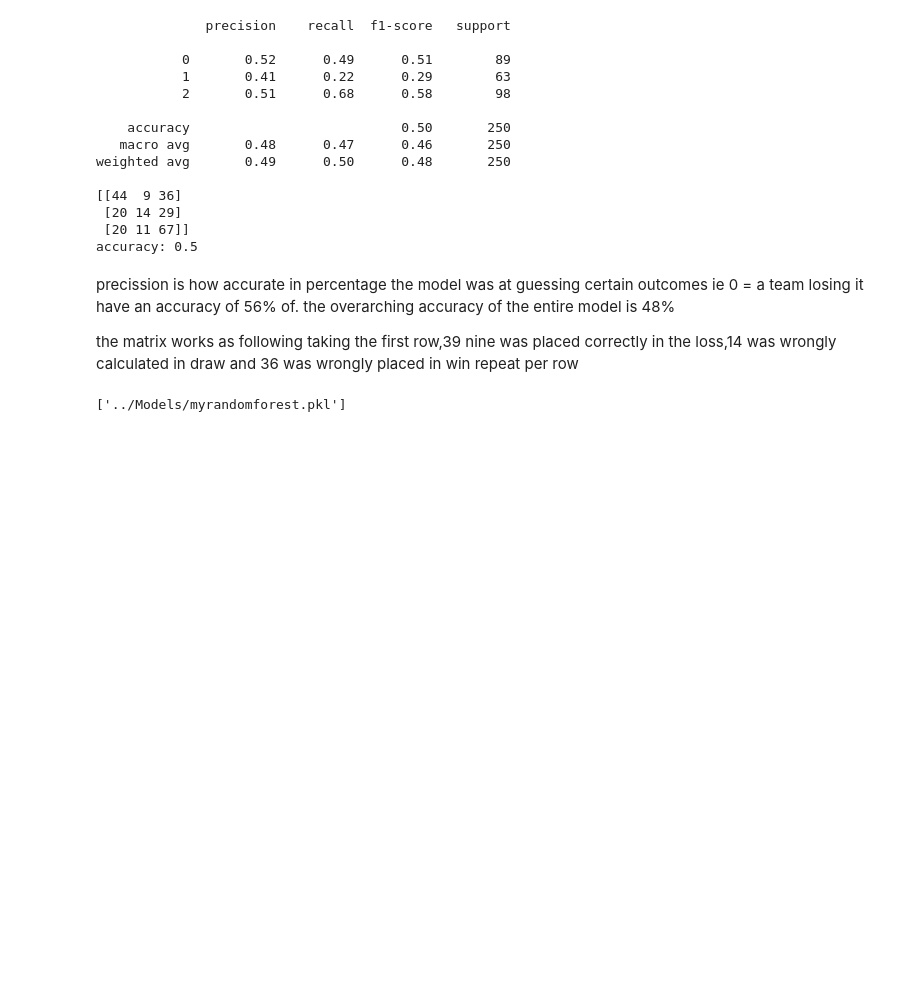
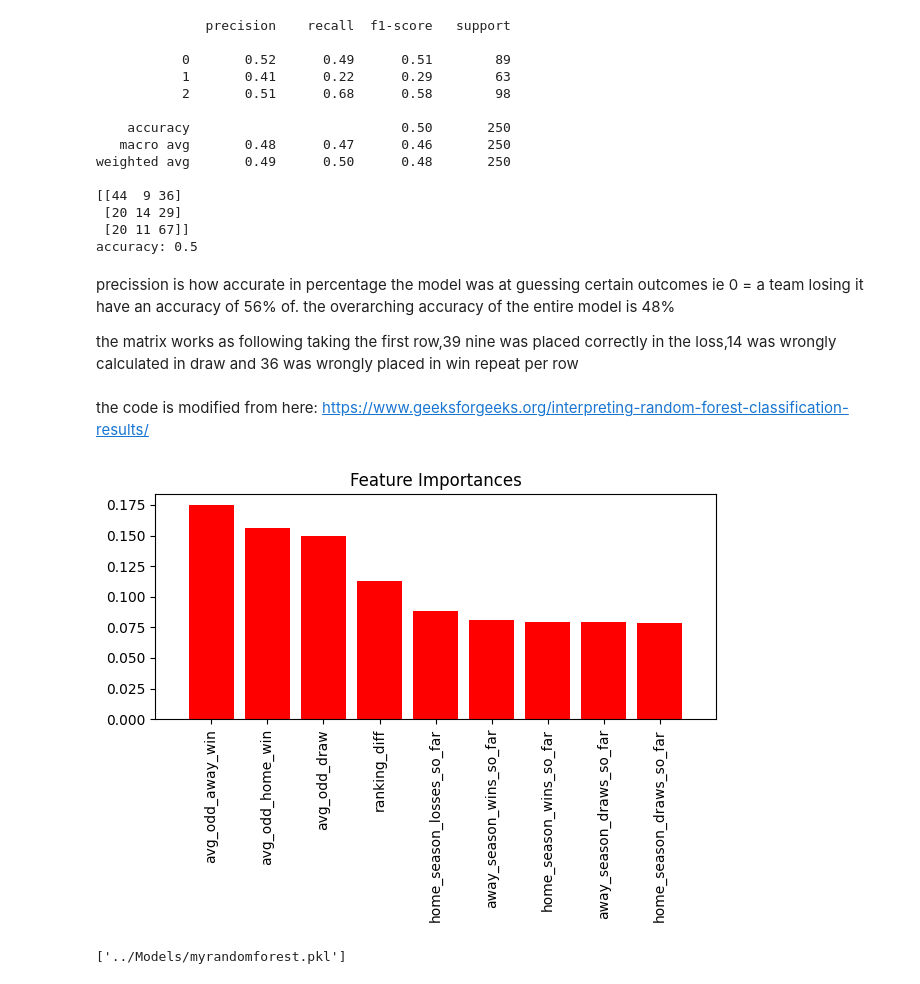
Before and after one commit to peterjanas/betting-BI, a Jupyter notebook: notebook/premier-randomforest.ipynb, the cells around one changed output. Cells and saved outputs as stored; diff of their text form; code cells hidden in the pictures; blank space fills up the shorter version.

Commit message:
added visualizing feature for important data

```diff
--- a/notebook/premier-randomforest.ipynb
+++ b/notebook/premier-randomforest.ipynb
@@ -126,14 +126,18 @@ the matrix works as following taking the first row,39 nine was placed correctly
 # %%
 importances = forestclassification.feature_importances_
 indices = np.argsort(importances)[::-1]
+# %% [markdown]
+the code is modified from here: https://www.geeksforgeeks.org/interpreting-random-forest-classification-results/
 # %%
 plt.figure()
 plt.title("Feature Importances")
-plt.bar(range(X.shape[1]),importances[indices],color="r" align="center")
+plt.bar(range(X.shape[1]),importances[indices],color="r", align="center")
 plt.xticks(range(X.shape[1]),[X.columns[i] for i in indices],rotation=90)
 plt.xlim([-1,X.shape[1]])
 plt.tight_layout()
 plt.show()
+# %% [output]
+[figure, added]
 # %%
 model_file = '../Models/myrandomforest.pkl'
 
```
